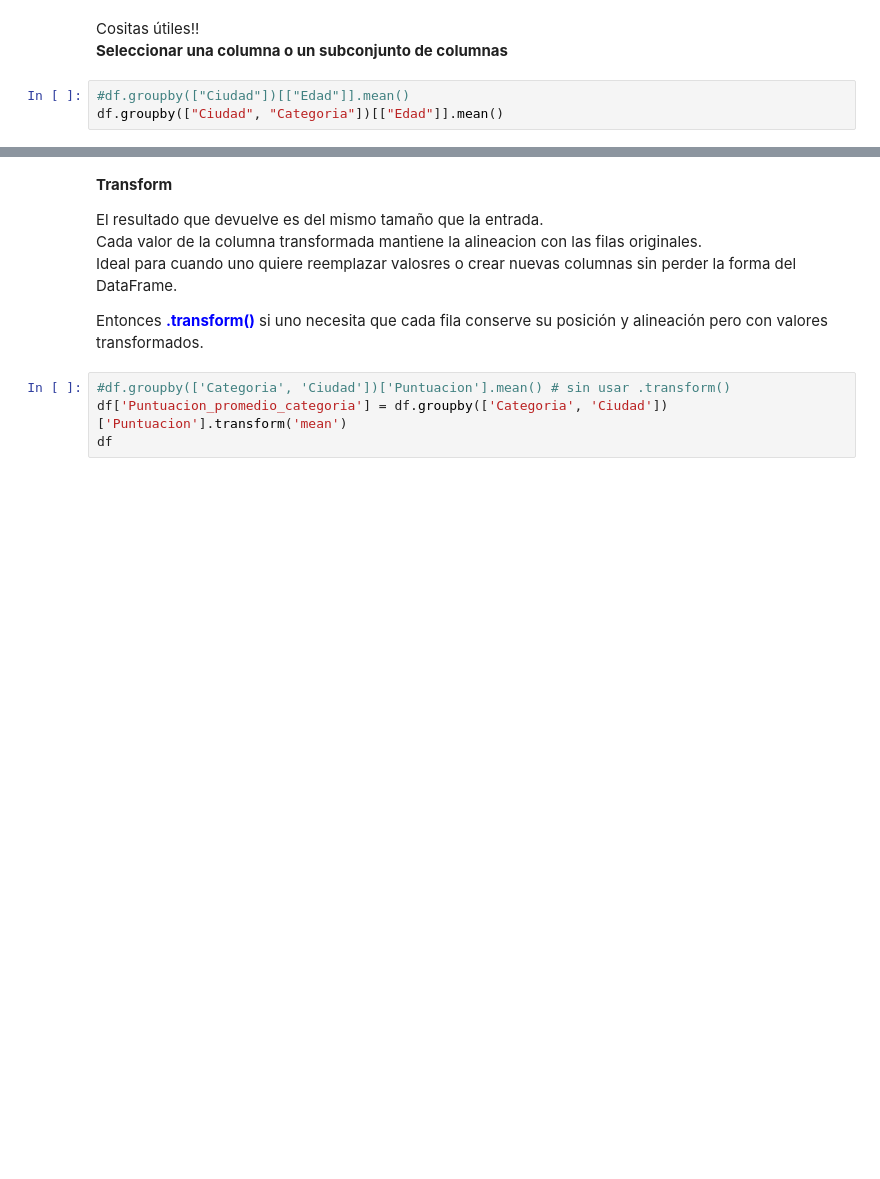
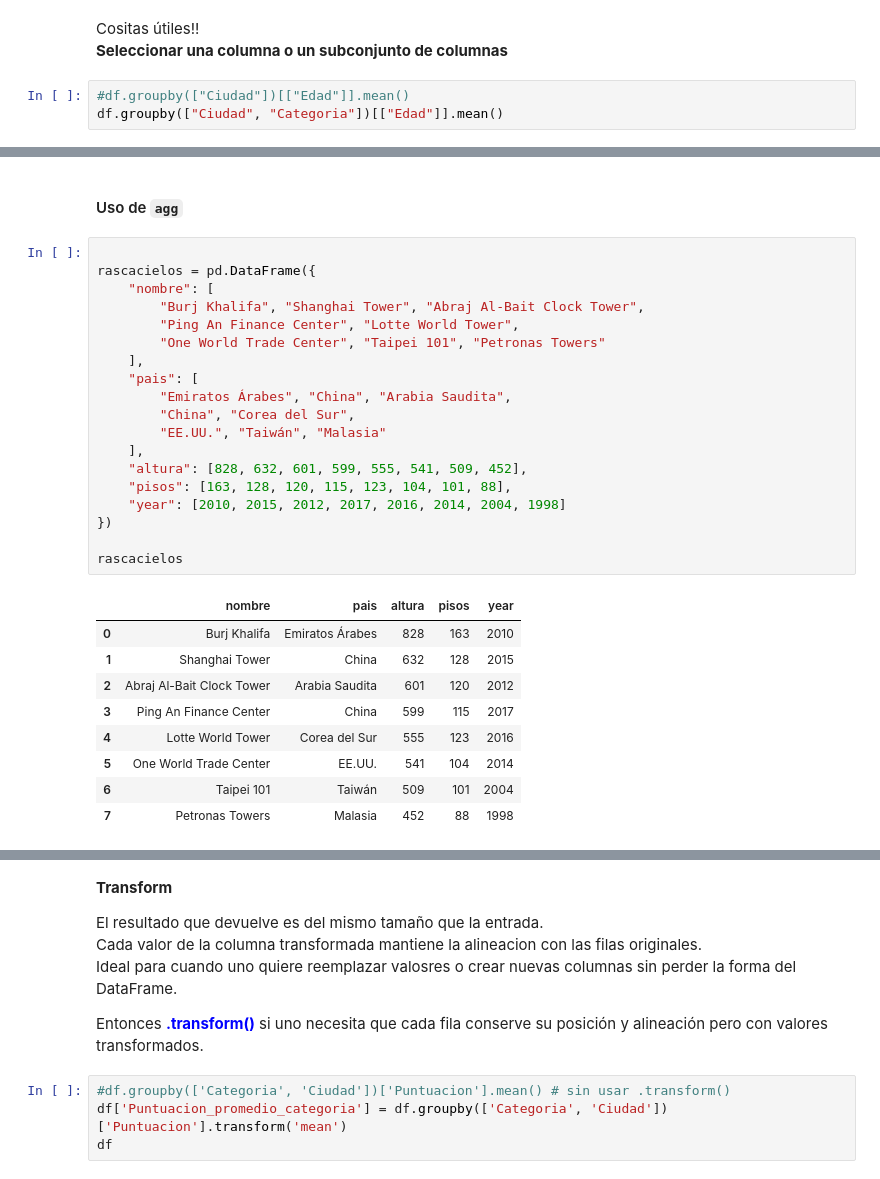
Before and after one commit to vicenadm04/lab1, a Jupyter notebook: Data Aggregation and Group Operations.ipynb, the cells around one changed output, grey strips where cells are left out. Cells and saved outputs as stored; diff of their text form; blank space fills up the shorter version.

```diff
--- a/Data Aggregation and Group Operations.ipynb
+++ b/Data Aggregation and Group Operations.ipynb
@@ -60,0 +153,31 @@ df.groupby(["Ciudad", "Categoria"])[["Edad"]].mean()
+# %% [markdown]
+#### Uso de `agg`
+# %%
+
+rascacielos = pd.DataFrame({
+    "nombre": [
+        "Burj Khalifa", "Shanghai Tower", "Abraj Al-Bait Clock Tower",
+        "Ping An Finance Center", "Lotte World Tower",
+        "One World Trade Center", "Taipei 101", "Petronas Towers"
+    ],
+    "pais": [
+        "Emiratos Árabes", "China", "Arabia Saudita",
+        "China", "Corea del Sur",
+        "EE.UU.", "Taiwán", "Malasia"
+    ],
+    "altura": [828, 632, 601, 599, 555, 541, 509, 452],
+    "pisos": [163, 128, 120, 115, 123, 104, 101, 88],
+    "year": [2010, 2015, 2012, 2017, 2016, 2014, 2004, 1998]
+})
+
+rascacielos
+# %% [output]
+|  | nombre | pais | altura | pisos | year |
+| 0 | Burj Khalifa | Emiratos Árabes | 828 | 163 | 2010 |
+| 1 | Shanghai Tower | China | 632 | 128 | 2015 |
+| 2 | Abraj Al-Bait Clock Tower | Arabia Saudita | 601 | 120 | 2012 |
+| 3 | Ping An Finance Center | China | 599 | 115 | 2017 |
+| 4 | Lotte World Tower | Corea del Sur | 555 | 123 | 2016 |
+| 5 | One World Trade Center | EE.UU. | 541 | 104 | 2014 |
+| 6 | Taipei 101 | Taiwán | 509 | 101 | 2004 |
+| 7 | Petronas Towers | Malasia | 452 | 88 | 1998 |
```
Also changed, not shown: parts of 20 cells of this notebook.
